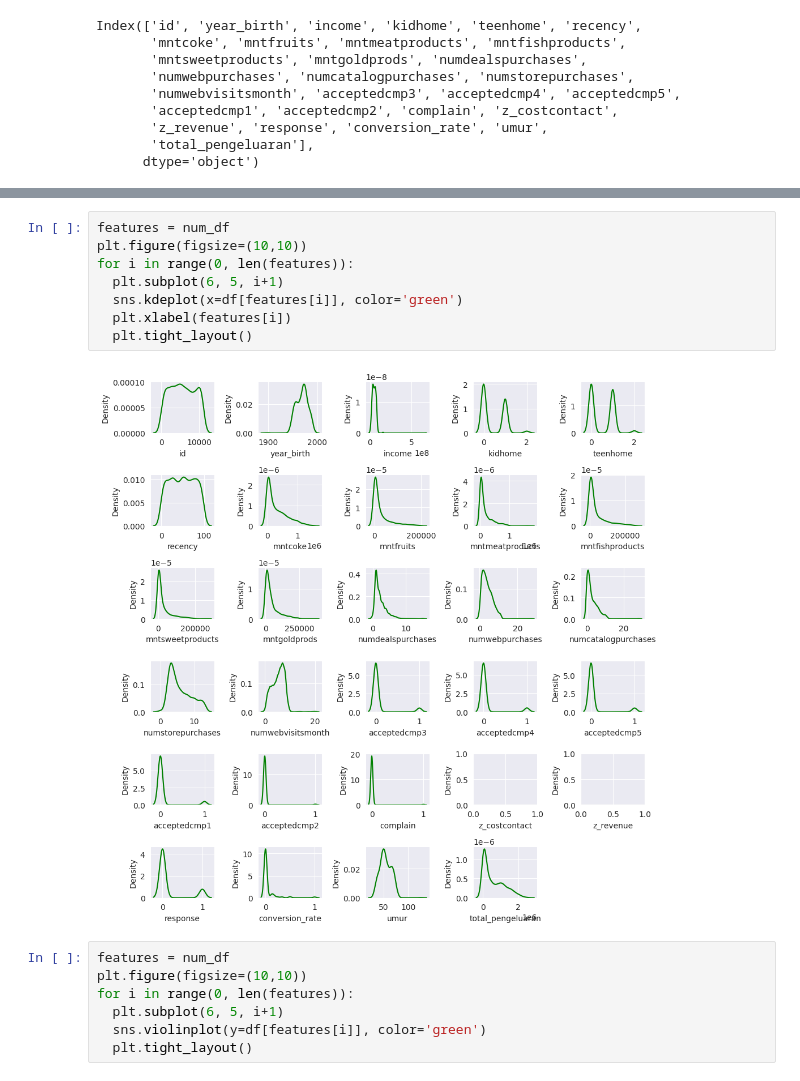
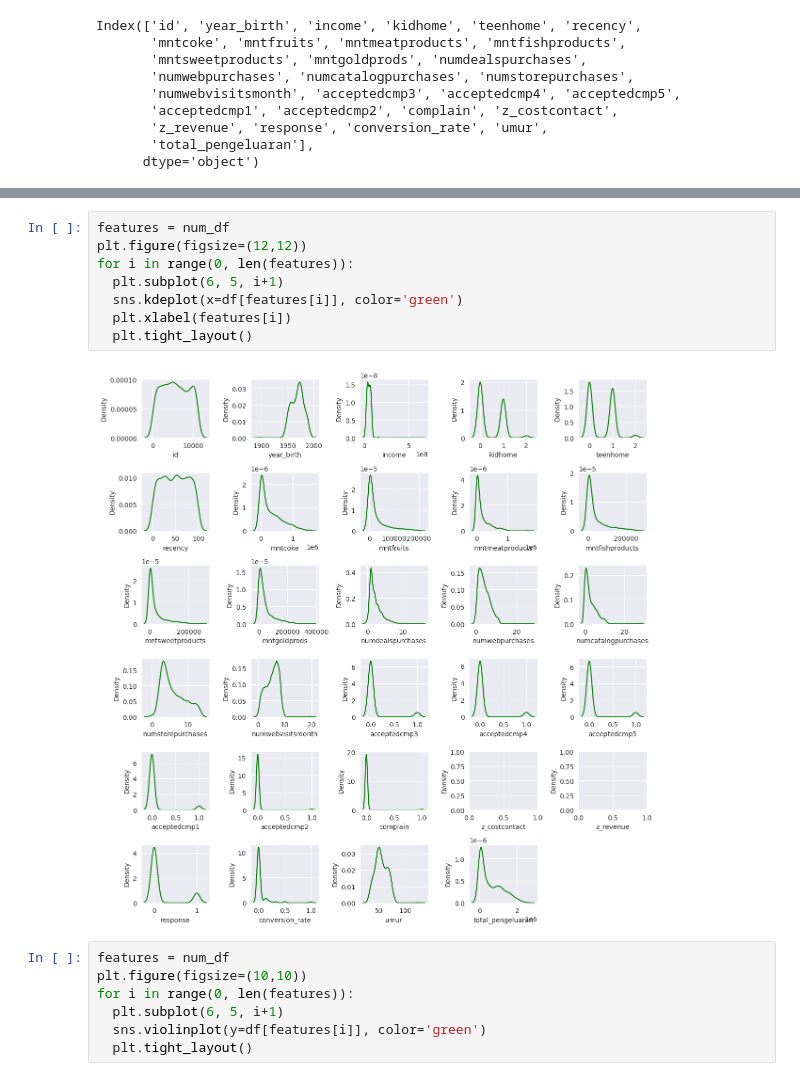
Before and after one commit to hrmufid/Mini-Project-3, a Jupyter notebook: Mini_Project_3.ipynb, the cells around one changed output, grey strips where cells are left out. Drawn from its saved outputs; the diff is of its cells as text.

```diff
--- a/Mini_Project_3.ipynb
+++ b/Mini_Project_3.ipynb
@@ -289,13 +289,13 @@ for i in range(0, len(features)):
 # %%
 features = num_df
-plt.figure(figsize=(10,10))
+plt.figure(figsize=(12,12))
 for i in range(0, len(features)):
   plt.subplot(6, 5, i+1)
   sns.kdeplot(x=df[features[i]], color='green')
   plt.xlabel(features[i])
   plt.tight_layout()
 # %% [output]
-[figure, old version]
+[figure, new version]
 # %%
 features = num_df
 plt.figure(figsize=(10,10))
```
Also changed, not shown: parts of 10 cells of this notebook.
